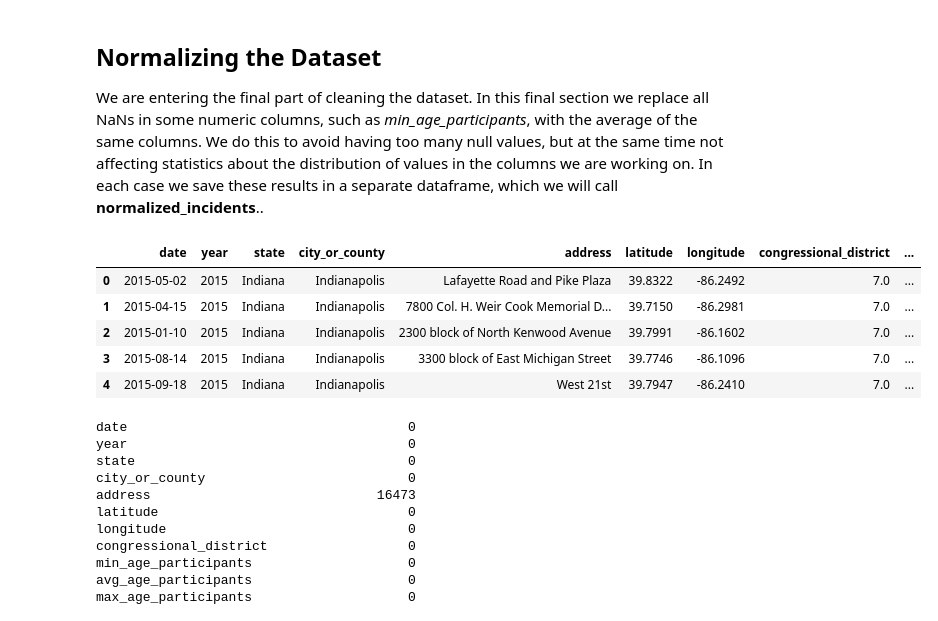
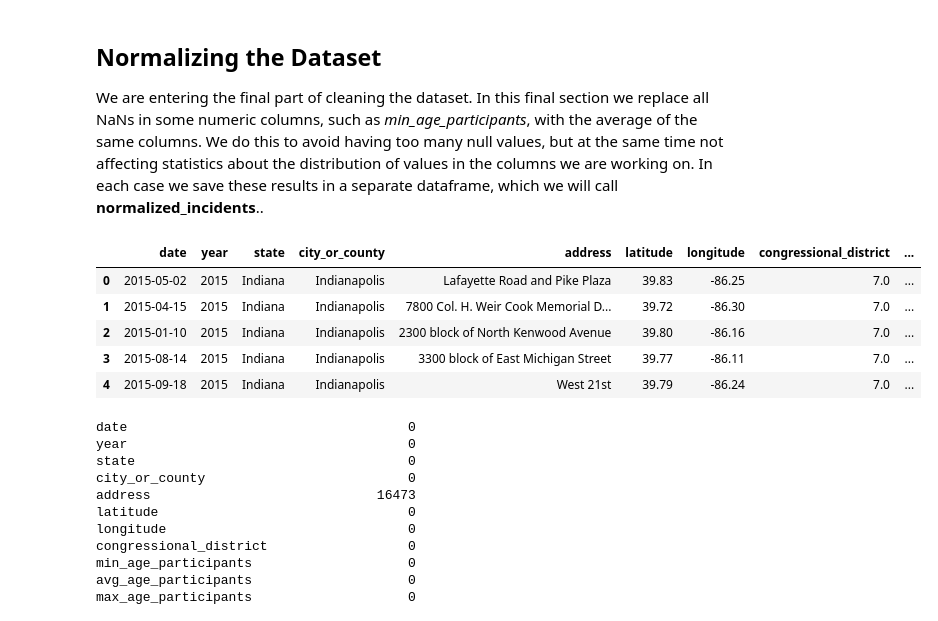
Before and after one commit to LoSpiri/DataMining, a Jupyter notebook: DM_GroupID_TASK1/task_1.ipynb, the cells around one changed output. Drawn from its saved outputs; the diff is of its cells as text; code cells hidden in the pictures.

```diff
--- a/DM_GroupID_TASK1/task_1.ipynb
+++ b/DM_GroupID_TASK1/task_1.ipynb
@@ -1868,15 +1849,16 @@ dataset_without_string.head()
 We are entering the final part of cleaning the dataset. In this final section we replace all NaNs in some numeric columns, such as *min_age_participants*, with the average of the same columns. We do this to avoid having too many null values, but at the same time not affecting statistics about the distribution of values in the columns we are working on. In each case we save these results in a separate dataframe, which we will call **normalized_incidents**..
 # %%
 mean_values = join_dataset.select_dtypes(include='number').mean().round(2)
+join_dataset = join_dataset.round(2)
 normalized_incidents = join_dataset.fillna(mean_values, inplace=False)
 display(normalized_incidents.head())
 # %% [output]
 |  | date | year | state | city_or_county | address | latitude | longitude | congressional_district | ... |
-| 0 | 2015-05-02 | 2015 | Indiana | Indianapolis | Lafayette Road and Pike Plaza | 39.8322 | -86.2492 | 7.0 | ... |
-| 1 | 2015-04-15 | 2015 | Indiana | Indianapolis | 7800 Col. H. Weir Cook Memorial D... | 39.7150 | -86.2981 | 7.0 | ... |
-| 2 | 2015-01-10 | 2015 | Indiana | Indianapolis | 2300 block of North Kenwood Avenue | 39.7991 | -86.1602 | 7.0 | ... |
-| 3 | 2015-08-14 | 2015 | Indiana | Indianapolis | 3300 block of East Michigan Street | 39.7746 | -86.1096 | 7.0 | ... |
-| 4 | 2015-09-18 | 2015 | Indiana | Indianapolis | West 21st | 39.7947 | -86.2410 | 7.0 | ... |
+| 0 | 2015-05-02 | 2015 | Indiana | Indianapolis | Lafayette Road and Pike Plaza | 39.83 | -86.25 | 7.0 | ... |
+| 1 | 2015-04-15 | 2015 | Indiana | Indianapolis | 7800 Col. H. Weir Cook Memorial D... | 39.72 | -86.30 | 7.0 | ... |
+| 2 | 2015-01-10 | 2015 | Indiana | Indianapolis | 2300 block of North Kenwood Avenue | 39.80 | -86.16 | 7.0 | ... |
+| 3 | 2015-08-14 | 2015 | Indiana | Indianapolis | 3300 block of East Michigan Street | 39.77 | -86.11 | 7.0 | ... |
+| 4 | 2015-09-18 | 2015 | Indiana | Indianapolis | West 21st | 39.79 | -86.24 | 7.0 | ... |
 # %%
 normalized_incidents.isnull().sum()
 # %% [output]
```
Also changed, not shown: parts of 11 cells of this notebook, 1 other file.
